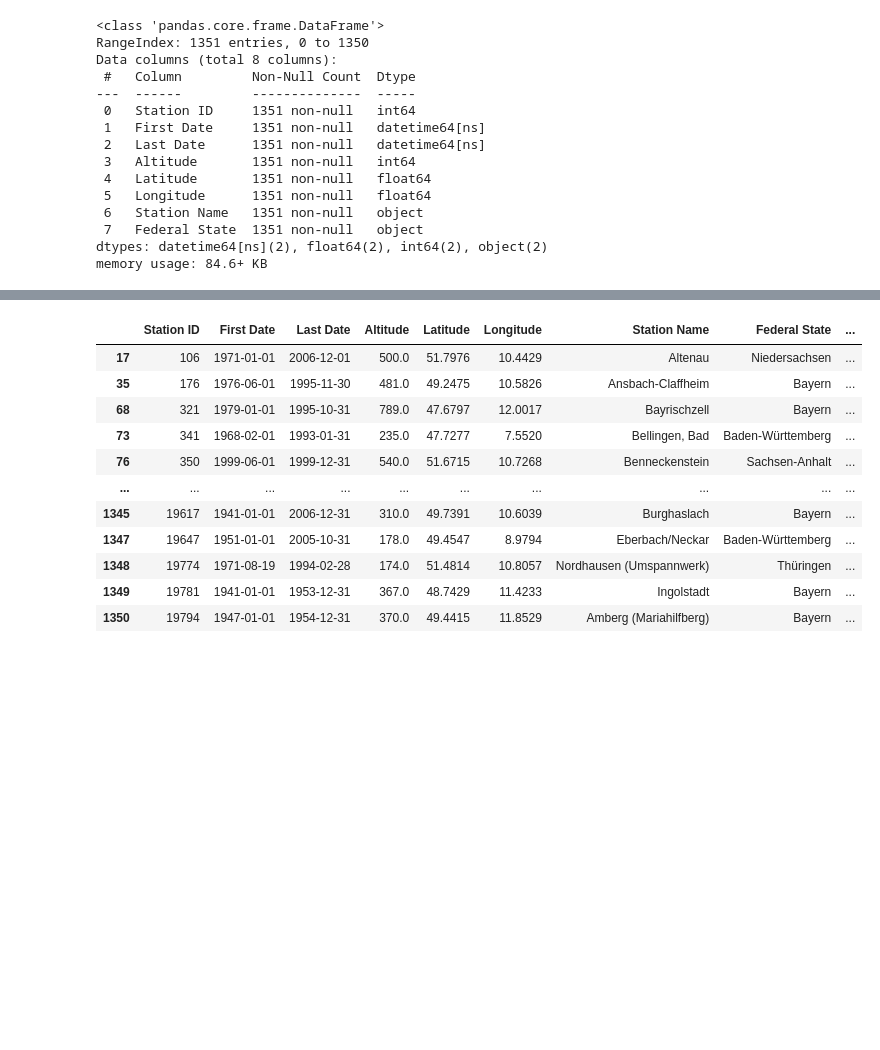
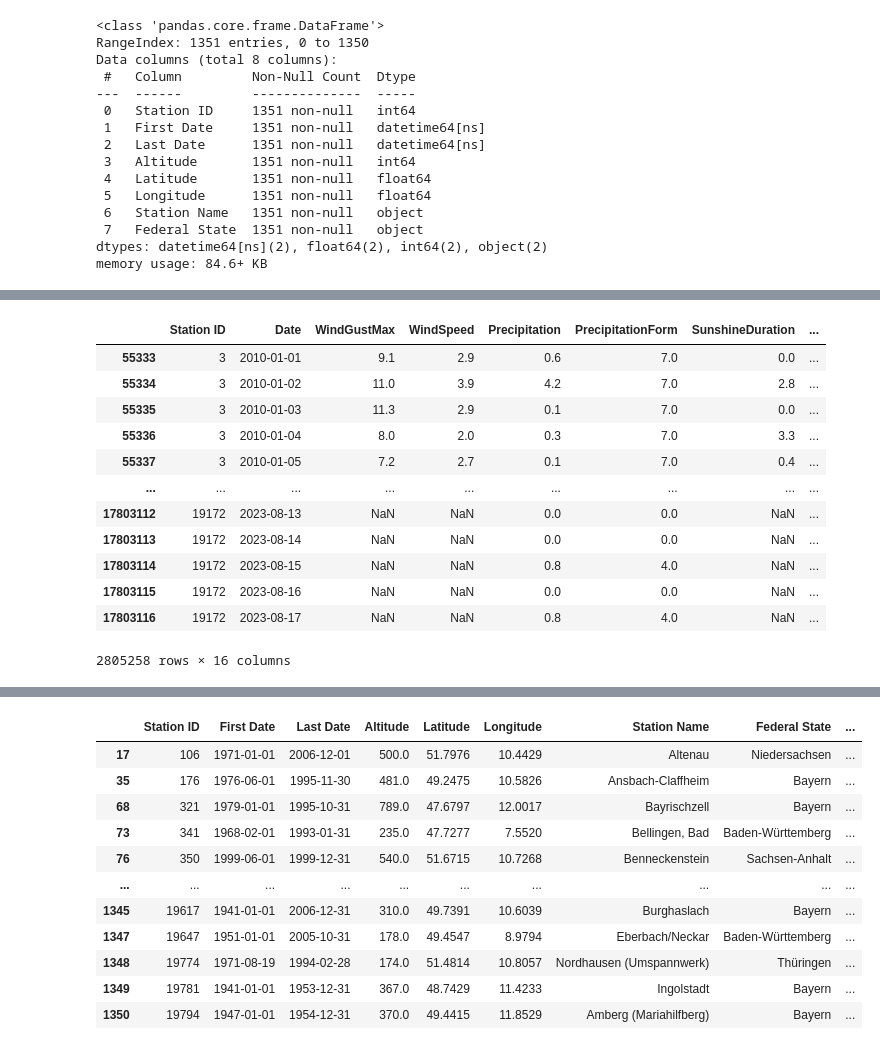
Before and after one commit to hkoenicke/UCDPA_HeikeKoenicke, a Jupyter notebook: WeatherData.ipynb, the cells around one changed output, grey strips where cells are left out. Saved outputs shown, nothing was run; the diff lists cells and outputs as text; code cells hidden in the pictures; blank space fills up the shorter version.

```diff
--- a/WeatherData.ipynb
+++ b/WeatherData.ipynb
@@ -265,0 +281,4 @@ memory usage: 2.1 GB
+# %%
+# look at data from 1990 onwards
+df_climate_new = df_climate[df_climate['Date']>= '2010-01-01']
+df_climate_new.info()
@@ -265,0 +303,16 @@ memory usage: 2.1 GB
+# %%
+df_climate_new
+# %% [output]
+|  | Station ID | Date | WindGustMax | WindSpeed | Precipitation | PrecipitationForm | SunshineDuration | ... |
+| 55333 | 3 | 2010-01-01 | 9.1 | 2.9 | 0.6 | 7.0 | 0.0 | ... |
+| 55334 | 3 | 2010-01-02 | 11.0 | 3.9 | 4.2 | 7.0 | 2.8 | ... |
+| 55335 | 3 | 2010-01-03 | 11.3 | 2.9 | 0.1 | 7.0 | 0.0 | ... |
+| 55336 | 3 | 2010-01-04 | 8.0 | 2.0 | 0.3 | 7.0 | 3.3 | ... |
+| 55337 | 3 | 2010-01-05 | 7.2 | 2.7 | 0.1 | 7.0 | 0.4 | ... |
+| ... | ... | ... | ... | ... | ... | ... | ... | ... |
+| 17803112 | 19172 | 2023-08-13 | NaN | NaN | 0.0 | 0.0 | NaN | ... |
+| 17803113 | 19172 | 2023-08-14 | NaN | NaN | 0.0 | 0.0 | NaN | ... |
+| 17803114 | 19172 | 2023-08-15 | NaN | NaN | 0.8 | 4.0 | NaN | ... |
+| 17803115 | 19172 | 2023-08-16 | NaN | NaN | 0.0 | 0.0 | NaN | ... |
+| 17803116 | 19172 | 2023-08-17 | NaN | NaN | 0.8 | 4.0 | NaN | ... |
+2805258 rows × 16 columns
```
Also changed, not shown: parts of 29 cells of this notebook.
